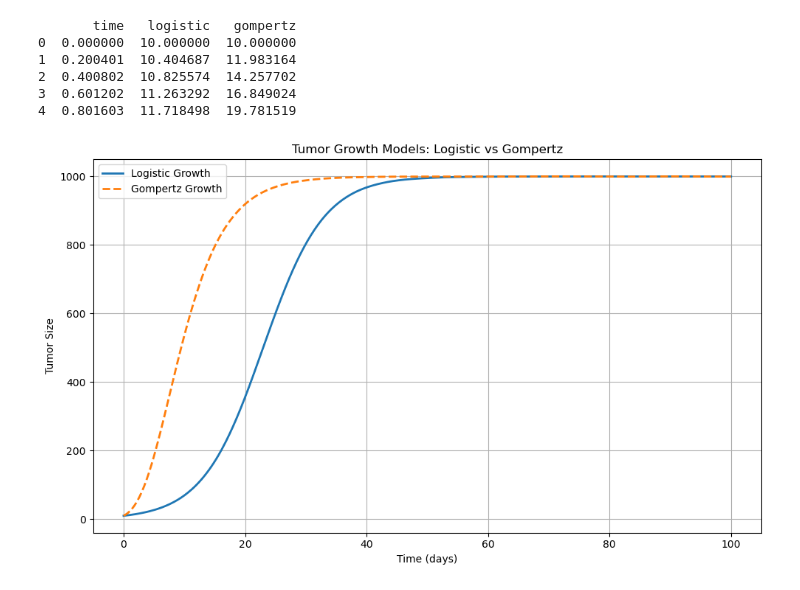
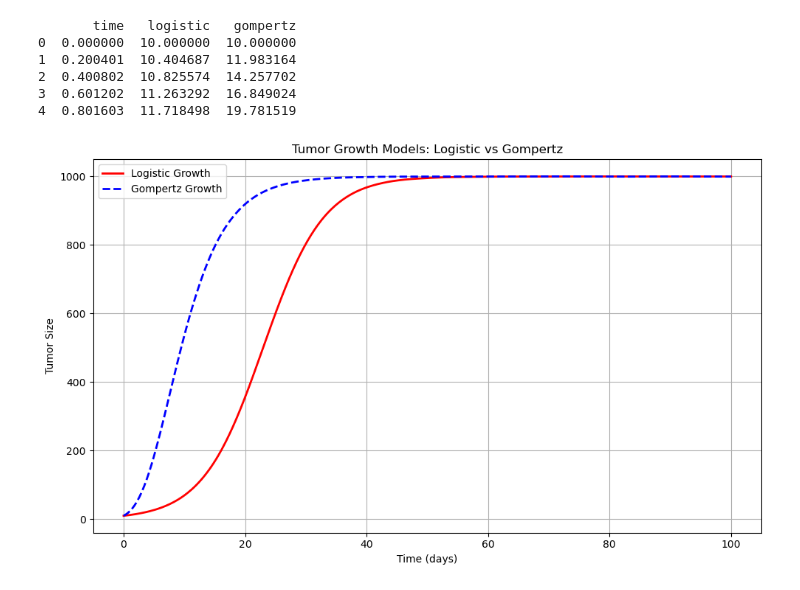
Before and after one commit to troyc03/CSUF-Tumor-Growth, a Jupyter notebook: Notebooks/01_ode_modeling.ipynb, the cells around one changed output. Drawn from its saved outputs; the diff is of its cells as text; code cells hidden in the pictures.

```diff
--- a/Notebooks/01_ode_modeling.ipynb
+++ b/Notebooks/01_ode_modeling.ipynb
@@ -55,34 +55,34 @@ sol_logistic = solve_ivp(logistic_model, t_span, [P0], args=(r,K), t_eval=t_eval
 sol_gompertz = solve_ivp(gompertz_model, t_span, [P0], args=(r,K), t_eval=t_eval)
 
 # Print out first set of data points
 df = pd.DataFrame({
     'time': t_eval,
     'logistic': sol_logistic.y[0],
     'gompertz': sol_gompertz.y[0],
 })
 
 print(df.head())
 
 # Saving data
 df.to_csv('simulated_growth_model.csv', columns=['time', 'logistic', 'gompertz'], index=False)
 
 
 plt.figure(figsize=(10,6))
-plt.plot(sol_logistic.t, sol_logistic.y[0], label='Logistic Growth', linewidth=2)
-plt.plot(sol_gompertz.t, sol_gompertz.y[0], label='Gompertz Growth', linewidth=2, linestyle='--')
+plt.plot(sol_logistic.t, sol_logistic.y[0], label='Logistic Growth', linewidth=2, color='r')
+plt.plot(sol_gompertz.t, sol_gompertz.y[0], label='Gompertz Growth', linewidth=2, linestyle='--', color='b')
 plt.title("Tumor Growth Models: Logistic vs Gompertz")
 plt.xlabel("Time (days)")
 plt.ylabel("Tumor Size")
 plt.legend()
 plt.grid(True)
 plt.tight_layout()
 plt.show()
 # %% [output]
        time   logistic   gompertz
 0  0.000000  10.000000  10.000000
 1  0.200401  10.404687  11.983164
 2  0.400802  10.825574  14.257702
 3  0.601202  11.263292  16.849024
 4  0.801603  11.718498  19.781519
-[figure, old version]
+[figure, new version]
 # %% [markdown]
```
Also changed, not shown: parts of 4 cells of this notebook, 3 other files.
